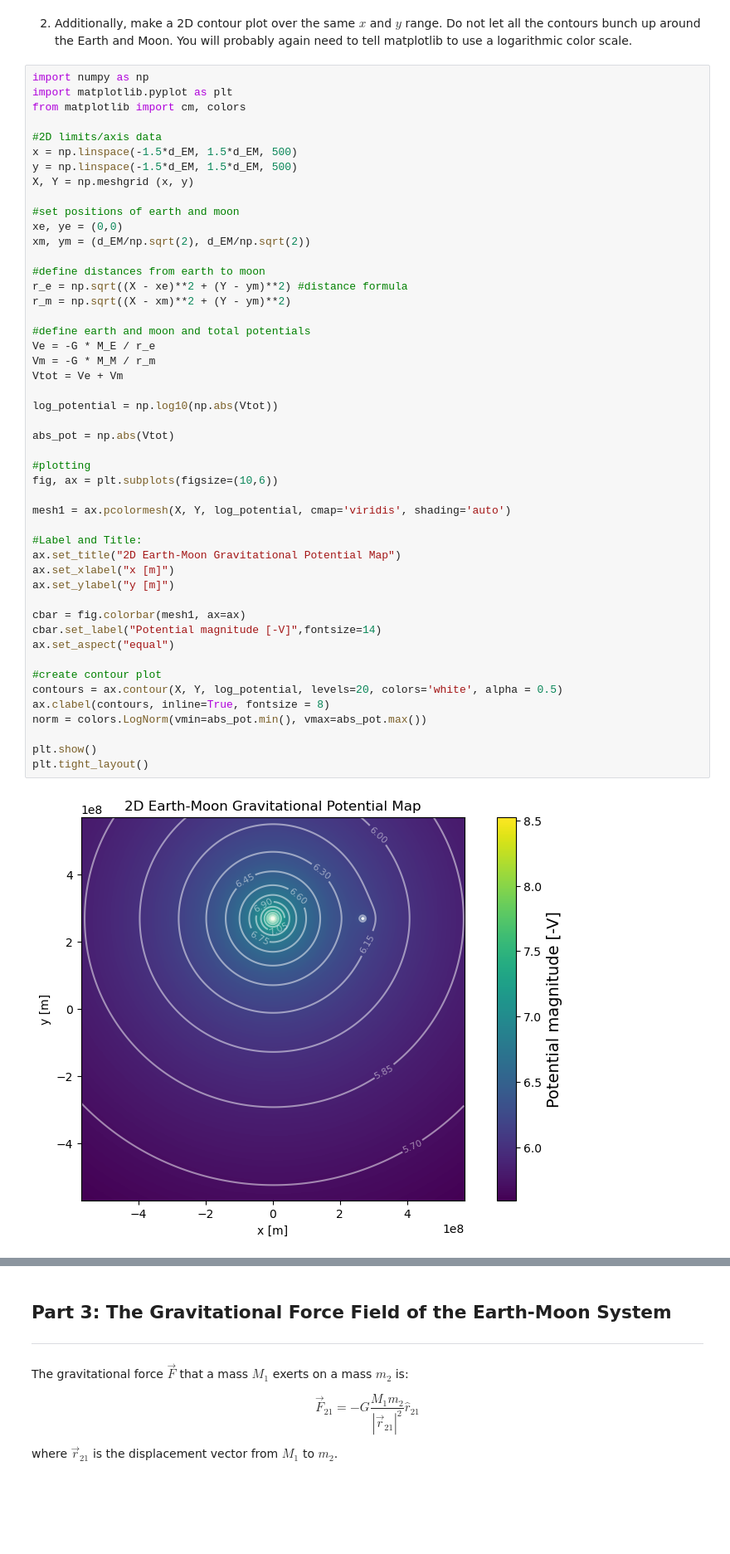
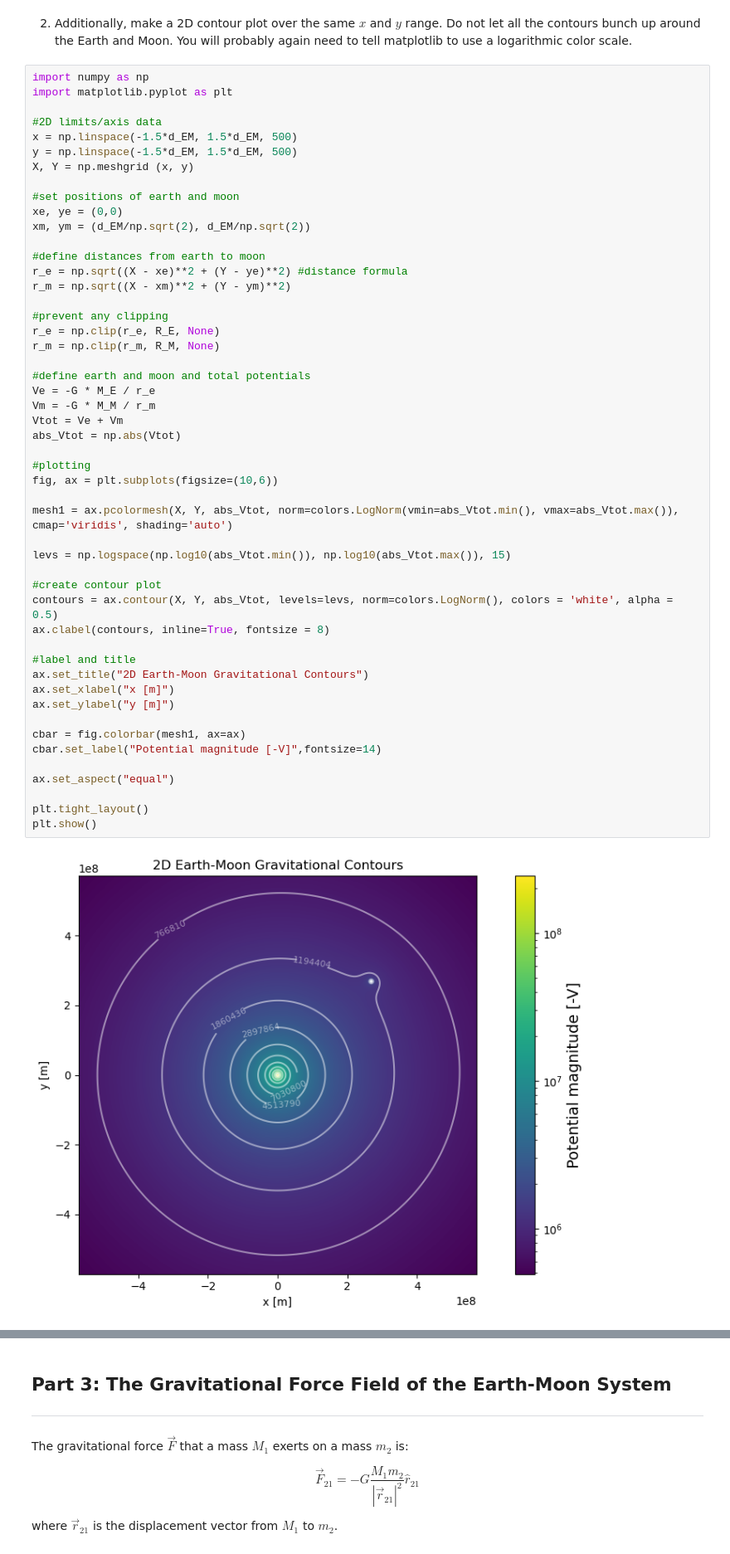
Before and after one commit to mkeen331/PHYS265-spring26, a Jupyter notebook: Lab1/lab1.ipynb, the cells around one changed output, grey strips where cells are left out. Shown at 83% size. Saved outputs shown, nothing was run; the diff lists cells and outputs as text; blank space fills up the shorter version.

```diff
--- a/Lab1/lab1.ipynb
+++ b/Lab1/lab1.ipynb
@@ -224,50 +224,52 @@ You will probably again need to tell matplotlib to use a logarithmic color scale
 # %%
 import numpy as np
 import matplotlib.pyplot as plt
-from matplotlib import cm, colors
 
 #2D limits/axis data
 x = np.linspace(-1.5*d_EM, 1.5*d_EM, 500)
 y = np.linspace(-1.5*d_EM, 1.5*d_EM, 500)
 X, Y = np.meshgrid (x, y)
 
 #set positions of earth and moon
 xe, ye = (0,0)
 xm, ym = (d_EM/np.sqrt(2), d_EM/np.sqrt(2))
 
 #define distances from earth to moon
-r_e = np.sqrt((X - xe)**2 + (Y - ym)**2) #distance formula
+r_e = np.sqrt((X - xe)**2 + (Y - ye)**2) #distance formula
 r_m = np.sqrt((X - xm)**2 + (Y - ym)**2)
+
+#prevent any clipping
+r_e = np.clip(r_e, R_E, None)
+r_m = np.clip(r_m, R_M, None)
 
 #define earth and moon and total potentials
 Ve = -G * M_E / r_e
 Vm = -G * M_M / r_m
 Vtot = Ve + Vm
-
-log_potential = np.log10(np.abs(Vtot))
-
-abs_pot = np.abs(Vtot)
+abs_Vtot = np.abs(Vtot)
 
 #plotting
 fig, ax = plt.subplots(figsize=(10,6))
 
-mesh1 = ax.pcolormesh(X, Y, log_potential, cmap='viridis', shading='auto')
+mesh1 = ax.pcolormesh(X, Y, abs_Vtot, norm=colors.LogNorm(vmin=abs_Vtot.min(), vmax=abs_Vtot.max()), cmap='viridis', shading='auto')
 
-#Label and Title:
-ax.set_title("2D Earth-Moon Gravitational Potential Map")
+levs = np.logspace(np.log10(abs_Vtot.min()), np.log10(abs_Vtot.max()), 15)
+
+#create contour plot
+contours = ax.contour(X, Y, abs_Vtot, levels=levs, norm=colors.LogNorm(), colors = 'white', alpha = 0.5)
+ax.clabel(contours, inline=True, fontsize = 8)
+
+#label and title
+ax.set_title("2D Earth-Moon Gravitational Contours")
 ax.set_xlabel("x [m]")
 ax.set_ylabel("y [m]")
 
 cbar = fig.colorbar(mesh1, ax=ax)
 cbar.set_label("Potential magnitude [-V]",fontsize=14)
+
 ax.set_aspect("equal")
 
-#create contour plot
-contours = ax.contour(X, Y, log_potential, levels=20, colors='white', alpha = 0.5)
-ax.clabel(contours, inline=True, fontsize = 8)
-norm = colors.LogNorm(vmin=abs_pot.min(), vmax=abs_pot.max())
-
+plt.tight_layout()
 plt.show()
-plt.tight_layout()
 # %% [output]
-[figure, old version]
+[figure, new version]
```
Also changed, not shown: parts of 9 cells of this notebook.
